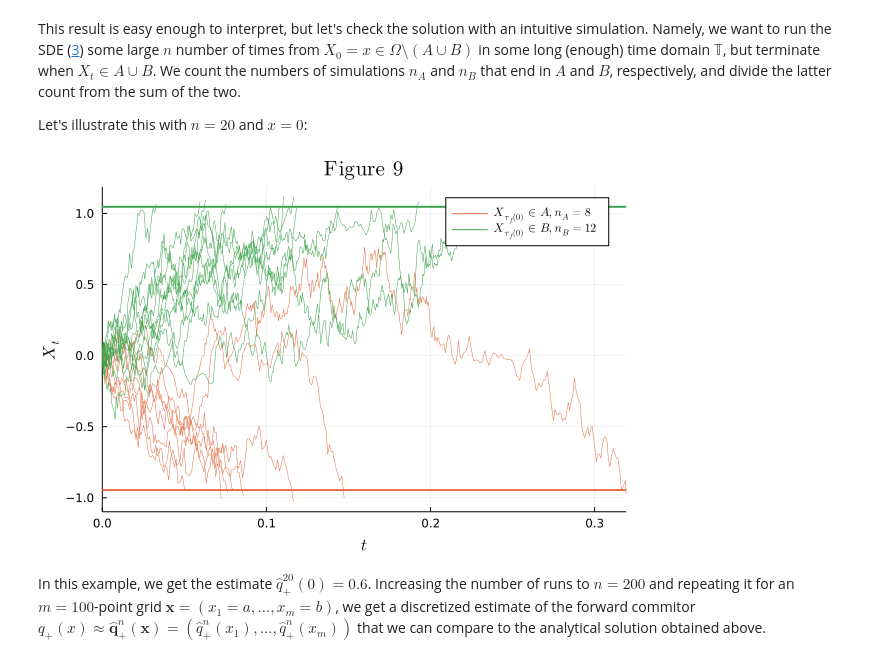
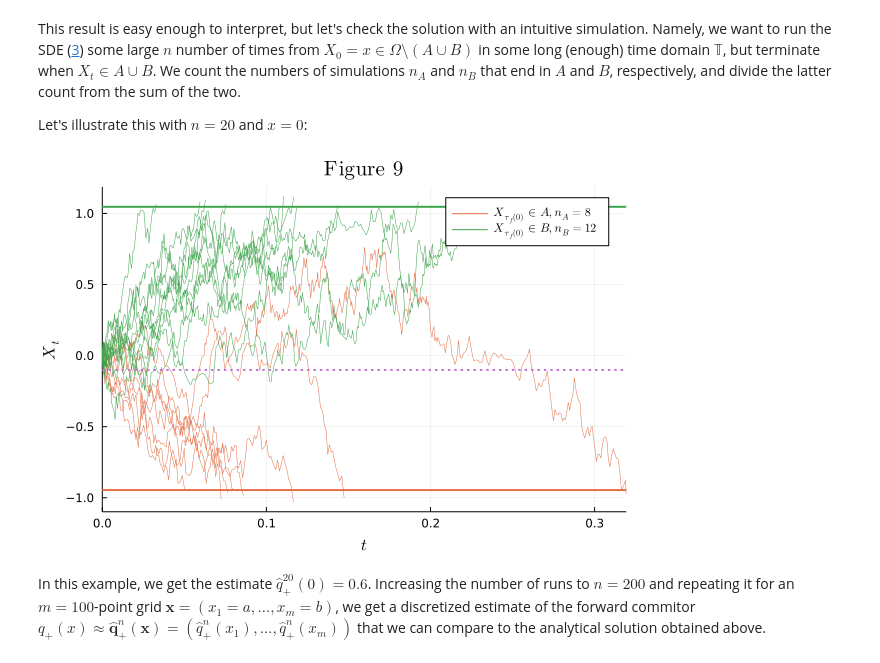
Before and after one commit to mjyshin/math-tutorials, a Jupyter notebook: transition_path.ipynb, the cells around one changed output. Saved outputs shown, nothing was run; the diff lists cells and outputs as text; code cells hidden in the pictures.

Commit message:
Added hline for unstable fixed point.

```diff
--- a/transition_path.ipynb
+++ b/transition_path.ipynb
@@ -433,33 +433,34 @@ Let's illustrate this with $n=20$ and $x=0$:
 # %%
 Random.seed!(5)
 condition(u,t,integrator) = u[1] ≤ a || u[1] ≥ b
 affect!(integrator) = terminate!(integrator)
 cb = DiscreteCallback(condition,affect!)
 
 n = 20
 𝒳 = [solve(prob,callback=cb) for i ∈ 1:n]
 tA,tB = [],[]
 𝒳A,𝒳B = [],[]
 for x ∈ 𝒳
     if x[end] ≤ a
         push!(tA,x.t)
         push!(𝒳A,x.u)
     elseif x[end] ≥ b
         push!(tB,x.t)
         push!(𝒳B,x.u)
     end
 end
 nA,nB = length(𝒳A),length(𝒳B)
 
 tf = maximum(maximum.([tA;tB]))
 labelA = permutedims([L"X_{\tau_f(0)} \in A,n_A=%$(nA)";repeat([false],max(nA-1,0))])
 labelB = permutedims([L"X_{\tau_f(0)} \in B,n_B=%$(nB)";repeat([false],max(nB-1,0))])
 fig = plot(xlims=(0,tf),xlabel=L"t",ylabel=L"X_t",title=title(9),fmt=:png)
 fig = plot!(tA,𝒳A,width=0.5,color=palette(:default)[2],label=labelA)
 fig = plot!(tB,𝒳B,width=0.5,color=palette(:default)[3],label=labelB)
 fig = hline!([a b],width=2,color=palette(:default)[2:3]',label=false)
+fig = hline!([c],width=2,style=:dot,color=palette(:default)[4],label=false)
 # %% [output]
-[figure, old version]
+[figure, new version]
 # %% [markdown]
 In this example, we get the estimate $\hat q_+^{20}(0) = 0.6$. Increasing the number of runs to $n = 200$ and repeating it for an $m=100$-point grid $\mathbf{x} = (x_1=a,\dots,x_m=b)$, we get a discretized estimate of the forward commitor $q_+(x)\approx \hat{\mathbf{q}}_+^n(\mathbf{x}) = \left(\hat q_+^n(x_1),\dots,\hat q_+^n(x_m)\right)$ that we can compare to the analytical solution obtained above.
 # %%
```
